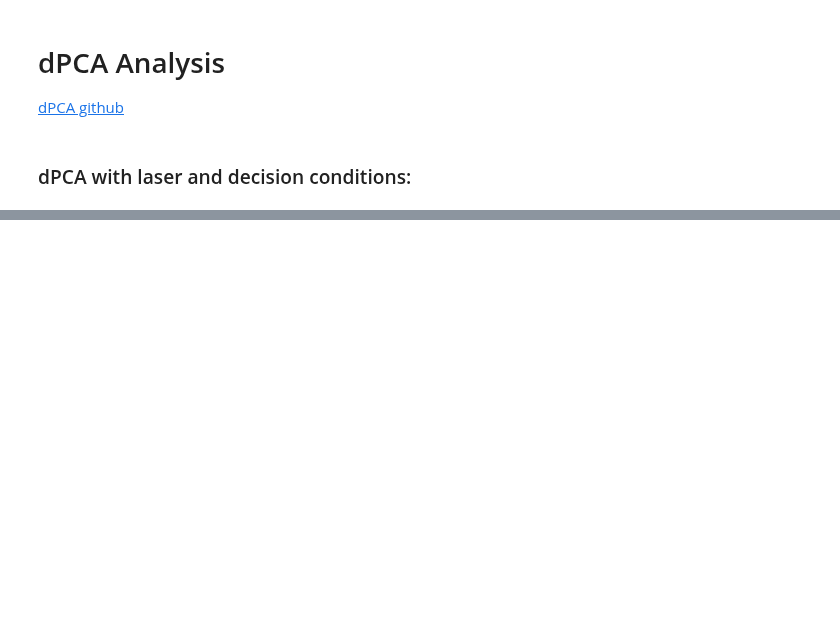
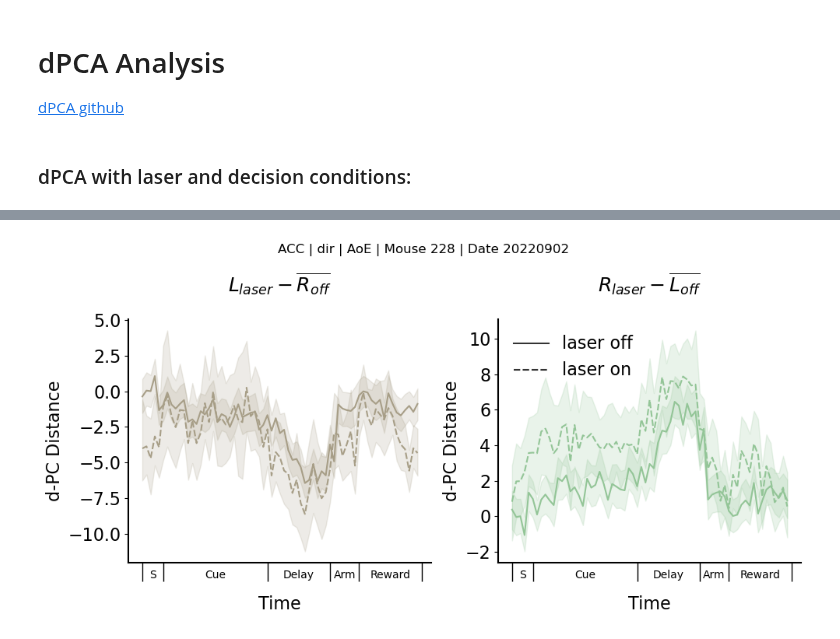
Before and after one commit to thejuc/towers_dpca, a Jupyter notebook: dpca_analysis.ipynb, the cells around one changed output, grey strips where cells are left out. Saved outputs shown, nothing was run; the diff lists cells and outputs as text; code cells hidden in the pictures; blank space fills up the shorter version.

```diff
--- a/dpca_analysis.ipynb
+++ b/dpca_analysis.ipynb
@@ -282,0 +312,79 @@ plt.show()
+# %%
+# computing distance between left/right trajectories
+# more specfically, we compare (notation is choice_laser) L_off - R_off and L_on - R_off
+# and vice versa: R_off - L_off and R_on - L_off
+
+# all trajectories:
+left_off = data_T_all[(lsr == "laser off") * (left_right == "left")]
+right_off = data_T_all[(lsr == "laser off") * (left_right == "right")]
+left_on = data_T_all[(lsr == "laser on") * (left_right == "left")]
+right_on = data_T_all[(lsr == "laser on") * (left_right == "right")]
+
+# distances:
+roff_minus_loff_mean = right_off - left_off.mean(axis=0)
+loff_minus_roff_mean = left_off - right_off.mean(axis=0)
+lon_minus_roff_mean = left_on - right_off.mean(axis=0)
+ron_minus_loff_mean = right_on - left_off.mean(axis=0)
+
+# number of trials in each choice category
+r_trials = roff_minus_loff_mean.shape[0] + ron_minus_loff_mean.shape[0]
+l_trials = loff_minus_roff_mean.shape[0] + lon_minus_roff_mean.shape[0]
+lr_on_off_trials = (
+    roff_minus_loff_mean.shape[0],
+    ron_minus_loff_mean.shape[0],
+    loff_minus_roff_mean.shape[0],
+    lon_minus_roff_mean.shape[0],
+)
+
+dist_all = np.concatenate(
+    (
+        roff_minus_loff_mean,
+        ron_minus_loff_mean,
+        loff_minus_roff_mean,
+        lon_minus_roff_mean,
+    ),
+    axis=0,
+)
+
+# labels for data frame:
+left_right_dist = np.repeat(["right", "left"], [r_trials, l_trials])
+on_off = np.repeat(["laser off", "laser on", "laser off", "laser on"], lr_on_off_trials)
+
+plot_df = pd.DataFrame(dist_all, columns=np.arange(dist_all.shape[1]))
+plot_df["choice"] = left_right_dist
+plot_df["laser"] = on_off
+plot_df = plot_df.melt(
+    id_vars=["choice", "laser"], var_name="time", value_name=marg + "-PC Distance"
+)
+
+# plotting:
+fig, axs = plt.subplots(1, 2, figsize=(10, 5))
+titles = [r"$L_{laser} - \overline{R_{off}}$", r"$R_{laser} - \overline{L_{off}}$"]
+for i, c in enumerate(["left", "right"]):
+    sns.lineplot(
+        data=plot_df[plot_df.choice == c],
+        x="time",
+        y=marg + "-PC Distance",
+        hue="choice",
+        style="laser",
+        palette=colors[i : i + 1],
+        ax=axs[i],
+    )
+    trial_xticks(axs[i])
+    sns.despine()
+    axs[i].get_legend().remove()
+    axs[i].set_title(titles[i], pad=25)
+
+handles, labels = axs[1].get_legend_handles_labels()
+axs[1].legend(
+    handles[3:],
+    labels[3:],
+    loc="upper left",
+    frameon=False,
+    ncol=1,
+    bbox_to_anchor=(0, 1),
+)
+plt.suptitle(f"{ephys_loc} | {opto_loc} | {task} | Mouse {mouse:.0f} | Date {date:.0f}")
+plt.tight_layout()
+# %% [output]
+[figure, added]
```
Also changed, not shown: parts of 9 cells of this notebook, 13 other files.
